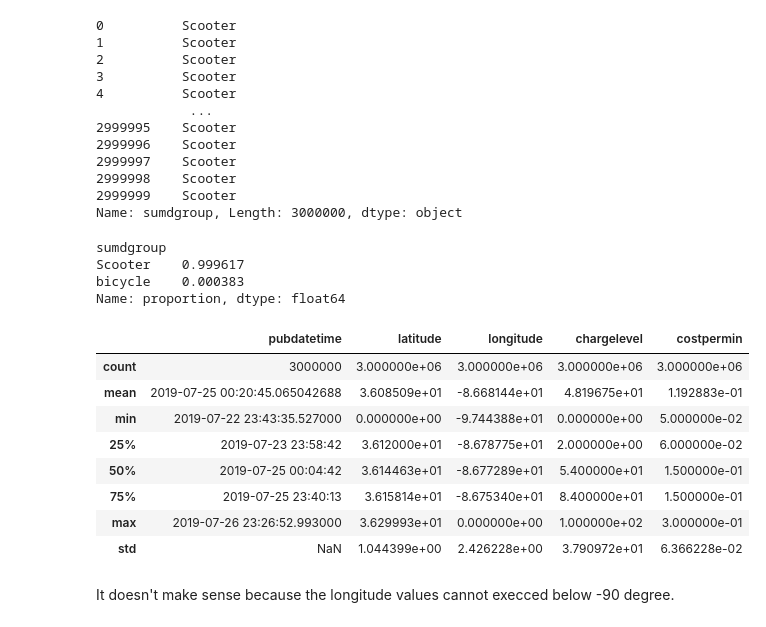
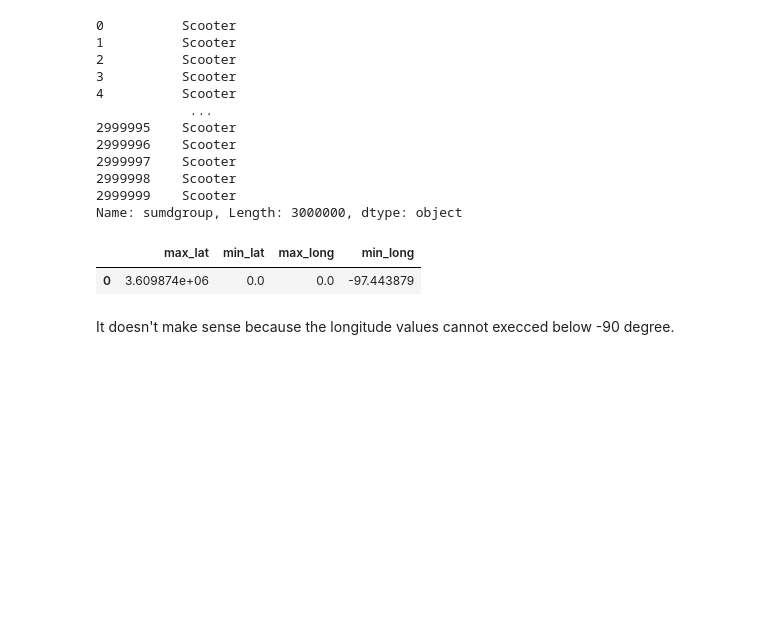
Before and after one commit to NSS-Full-Time-Data-Analytics-11/nashville-scooters-patches, a Jupyter notebook: notebook/scooters.ipynb, the cells around one changed output. Drawn from its saved outputs; the diff is of its cells as text; code cells hidden in the pictures; blank space fills up the shorter version.

```diff
--- a/notebook/scooters.ipynb
+++ b/notebook/scooters.ipynb
@@ -310,9 +273,2 @@ Name: sumdgroup, Length: 3000000, dtype: object
-# %%
-scooters['sumdgroup'].value_counts(normalize = True)
-# %% [output]
-sumdgroup
-Scooter    0.999617
-bicycle    0.000383
-Name: proportion, dtype: float64
 # %%
 # What are the minimum and maximum values for all the latitude and longitude columns?
@@ -319,12 +283,8 @@ Name: proportion, dtype: float64
+# %%
+with engine.connect() as connection:
+    lat_long = pd.read_sql(text(query), con = connection)
 # %%
-scooters.describe()
+lat_long
 # %% [output]
-|  | pubdatetime | latitude | longitude | chargelevel | costpermin |
-| count | 3000000 | 3.000000e+06 | 3.000000e+06 | 3.000000e+06 | 3.000000e+06 |
-| mean | 2019-07-25 00:20:45.065042688 | 3.608509e+01 | -8.668144e+01 | 4.819675e+01 | 1.192883e-01 |
-| min | 2019-07-22 23:43:35.527000 | 0.000000e+00 | -9.744388e+01 | 0.000000e+00 | 5.000000e-02 |
-| 25% | 2019-07-23 23:58:42 | 3.612000e+01 | -8.678775e+01 | 2.000000e+00 | 6.000000e-02 |
-| 50% | 2019-07-25 00:04:42 | 3.614463e+01 | -8.677289e+01 | 5.400000e+01 | 1.500000e-01 |
-| 75% | 2019-07-25 23:40:13 | 3.615814e+01 | -8.675340e+01 | 8.400000e+01 | 1.500000e-01 |
-| max | 2019-07-26 23:26:52.993000 | 3.629993e+01 | 0.000000e+00 | 1.000000e+02 | 3.000000e-01 |
-| std | NaN | 1.044399e+00 | 2.426228e+00 | 3.790972e+01 | 6.366228e-02 |
+|  | max_lat | min_lat | max_long | min_long |
+| 0 | 3.609874e+06 | 0.0 | 0.0 | -97.443879 |
```
Also changed, not shown: parts of 92 cells of this notebook, 1 other file.
